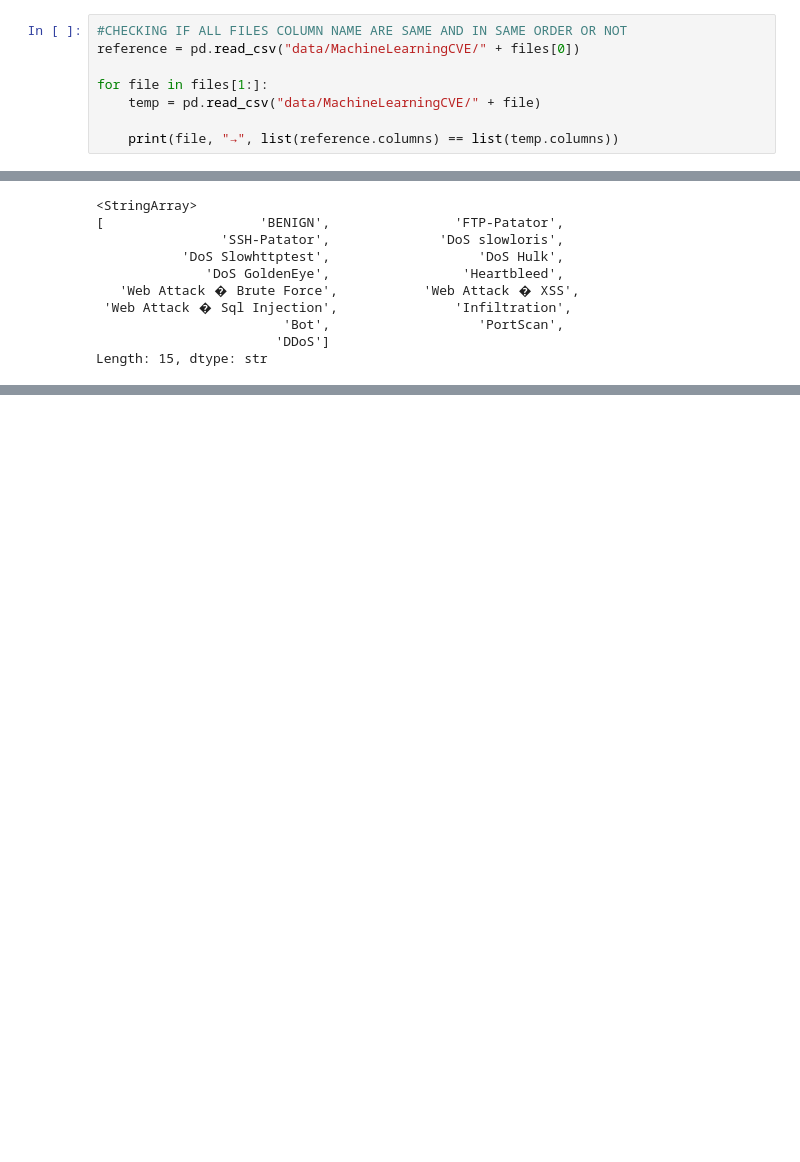
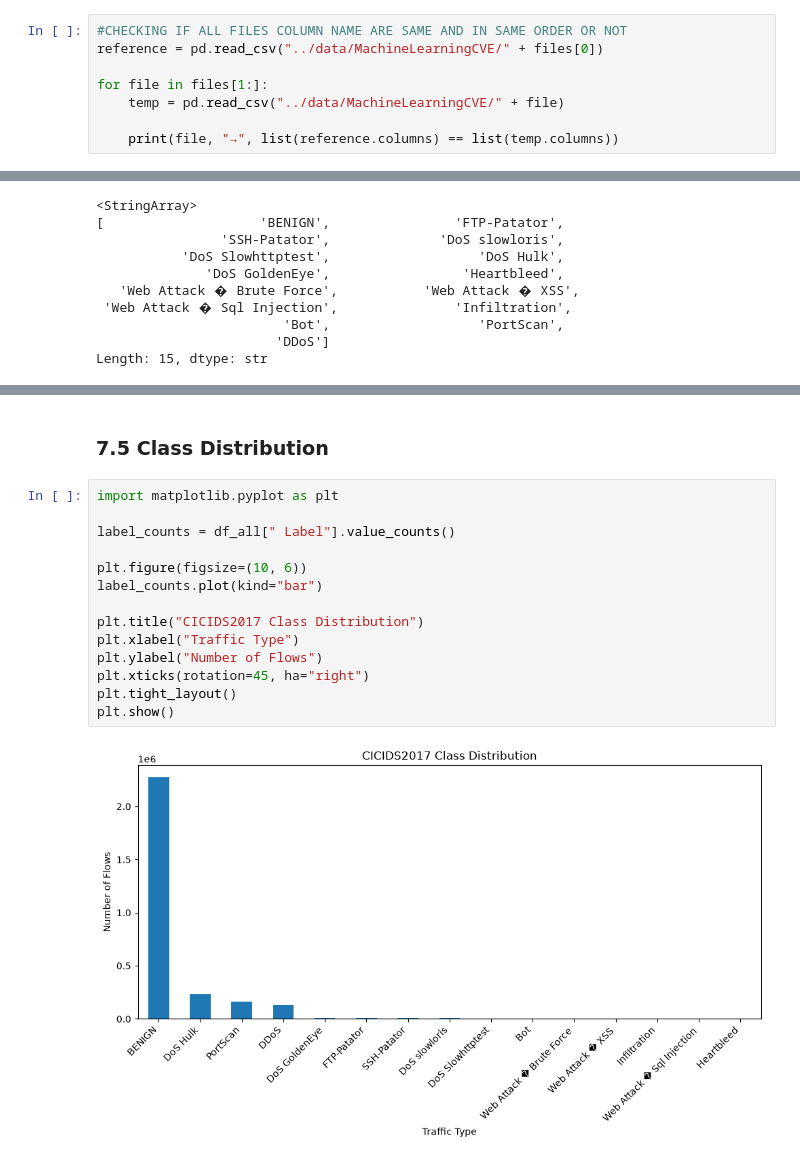
Before and after one commit to Yesha0405/SentinelAI, a Jupyter notebook: notebooks/01_Data_Analysis.ipynb, the cells around one changed output, grey strips where cells are left out. Saved outputs shown, nothing was run; the diff lists cells and outputs as text; blank space fills up the shorter version.

```diff
--- a/notebooks/01_Data_Analysis.ipynb
+++ b/notebooks/01_Data_Analysis.ipynb
@@ -215,10 +210,10 @@ Friday-WorkingHours-Afternoon-PortScan.pcap_ISCX.csv → 79 columns
 Friday-WorkingHours-Afternoon-DDos.pcap_ISCX.csv → 79 columns
 # %%
 #CHECKING IF ALL FILES COLUMN NAME ARE SAME AND IN SAME ORDER OR NOT
-reference = pd.read_csv("data/MachineLearningCVE/" + files[0])
+reference = pd.read_csv("../data/MachineLearningCVE/" + files[0])
 
 for file in files[1:]:
-    temp = pd.read_csv("data/MachineLearningCVE/" + file)
+    temp = pd.read_csv("../data/MachineLearningCVE/" + file)
 
     print(file, "→", list(reference.columns) == list(temp.columns))
 # %% [output]
@@ -532,0 +703,18 @@ Length: 15, dtype: str
+# %% [markdown]
+### 7.5 Class Distribution
+# %%
+import matplotlib.pyplot as plt
+
+label_counts = df_all[" Label"].value_counts()
+
+plt.figure(figsize=(10, 6))
+label_counts.plot(kind="bar")
+
+plt.title("CICIDS2017 Class Distribution")
+plt.xlabel("Traffic Type")
+plt.ylabel("Number of Flows")
+plt.xticks(rotation=45, ha="right")
+plt.tight_layout()
+plt.show()
+# %% [output]
+[figure, added]
```
Also changed, not shown: parts of 51 cells of this notebook, 1 other file.
